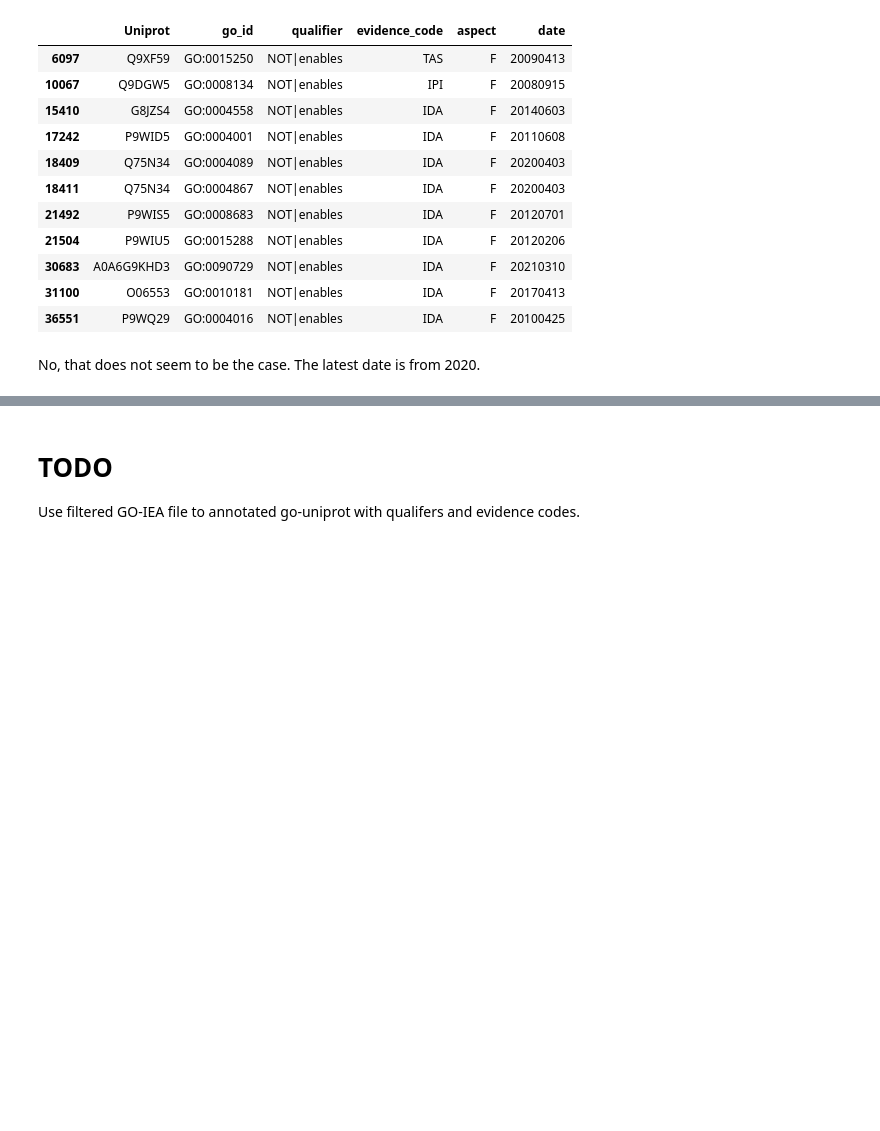
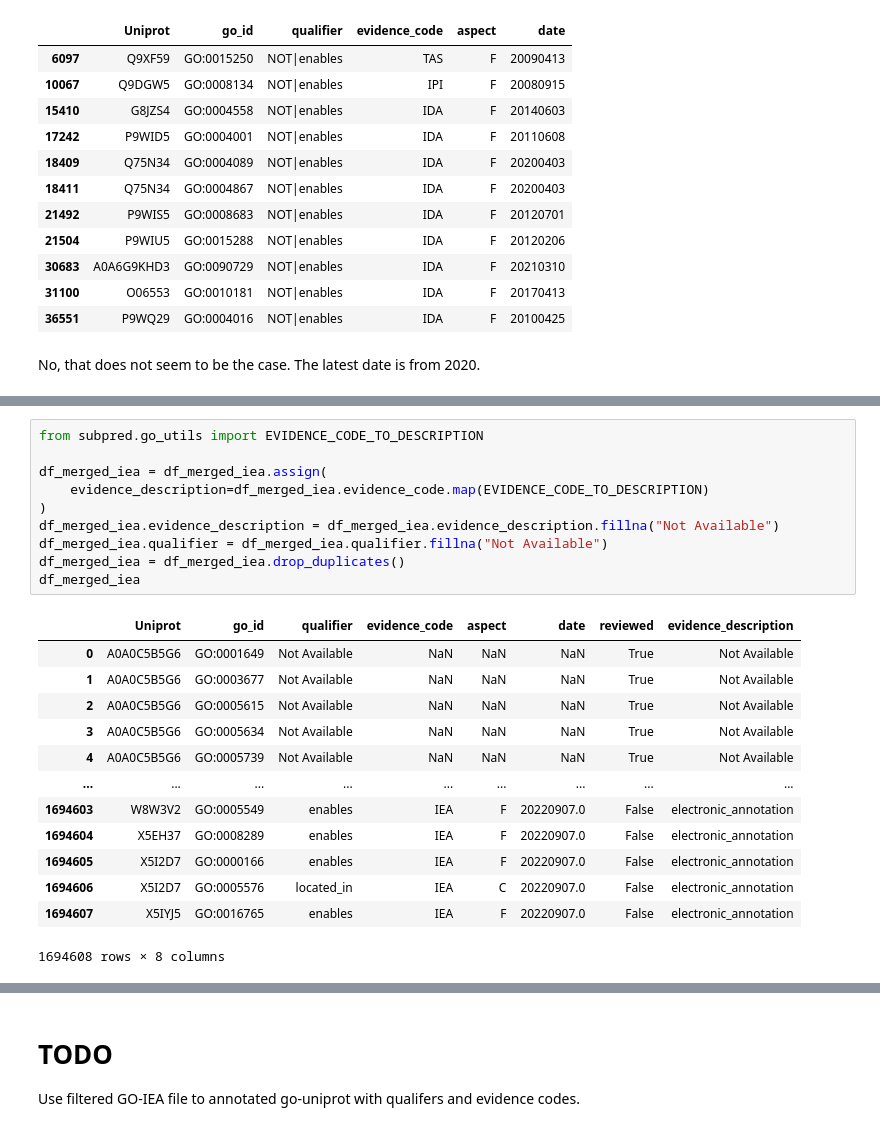
Before and after one commit to adenger/subpred4, a Jupyter notebook: notebooks/trembl_analysis.ipynb, the cells around one changed output, grey strips where cells are left out. Saved outputs shown, nothing was run; the diff lists cells and outputs as text; blank space fills up the shorter version.

```diff
--- a/notebooks/trembl_analysis.ipynb
+++ b/notebooks/trembl_analysis.ipynb
@@ -492,0 +577,24 @@ No, that does not seem to be the case. The latest date is from 2020.
+# %%
+from subpred.go_utils import EVIDENCE_CODE_TO_DESCRIPTION
+
+df_merged_iea = df_merged_iea.assign(
+    evidence_description=df_merged_iea.evidence_code.map(EVIDENCE_CODE_TO_DESCRIPTION)
+)
+df_merged_iea.evidence_description = df_merged_iea.evidence_description.fillna("Not Available")
+df_merged_iea.qualifier = df_merged_iea.qualifier.fillna("Not Available")
+df_merged_iea = df_merged_iea.drop_duplicates()
+df_merged_iea
+# %% [output]
+|  | Uniprot | go_id | qualifier | evidence_code | aspect | date | reviewed | evidence_description |
+| 0 | A0A0C5B5G6 | GO:0001649 | Not Available | NaN | NaN | NaN | True | Not Available |
+| 1 | A0A0C5B5G6 | GO:0003677 | Not Available | NaN | NaN | NaN | True | Not Available |
+| 2 | A0A0C5B5G6 | GO:0005615 | Not Available | NaN | NaN | NaN | True | Not Available |
+| 3 | A0A0C5B5G6 | GO:0005634 | Not Available | NaN | NaN | NaN | True | Not Available |
+| 4 | A0A0C5B5G6 | GO:0005739 | Not Available | NaN | NaN | NaN | True | Not Available |
+| ... | ... | ... | ... | ... | ... | ... | ... | ... |
+| 1694603 | W8W3V2 | GO:0005549 | enables | IEA | F | 20220907.0 | False | electronic_annotation |
+| 1694604 | X5EH37 | GO:0008289 | enables | IEA | F | 20220907.0 | False | electronic_annotation |
+| 1694605 | X5I2D7 | GO:0000166 | enables | IEA | F | 20220907.0 | False | electronic_annotation |
+| 1694606 | X5I2D7 | GO:0005576 | located_in | IEA | C | 20220907.0 | False | electronic_annotation |
+| 1694607 | X5IYJ5 | GO:0016765 | enables | IEA | F | 20220907.0 | False | electronic_annotation |
+1694608 rows × 8 columns
```
Also changed, not shown: parts of 26 cells of this notebook, 1 other file.
